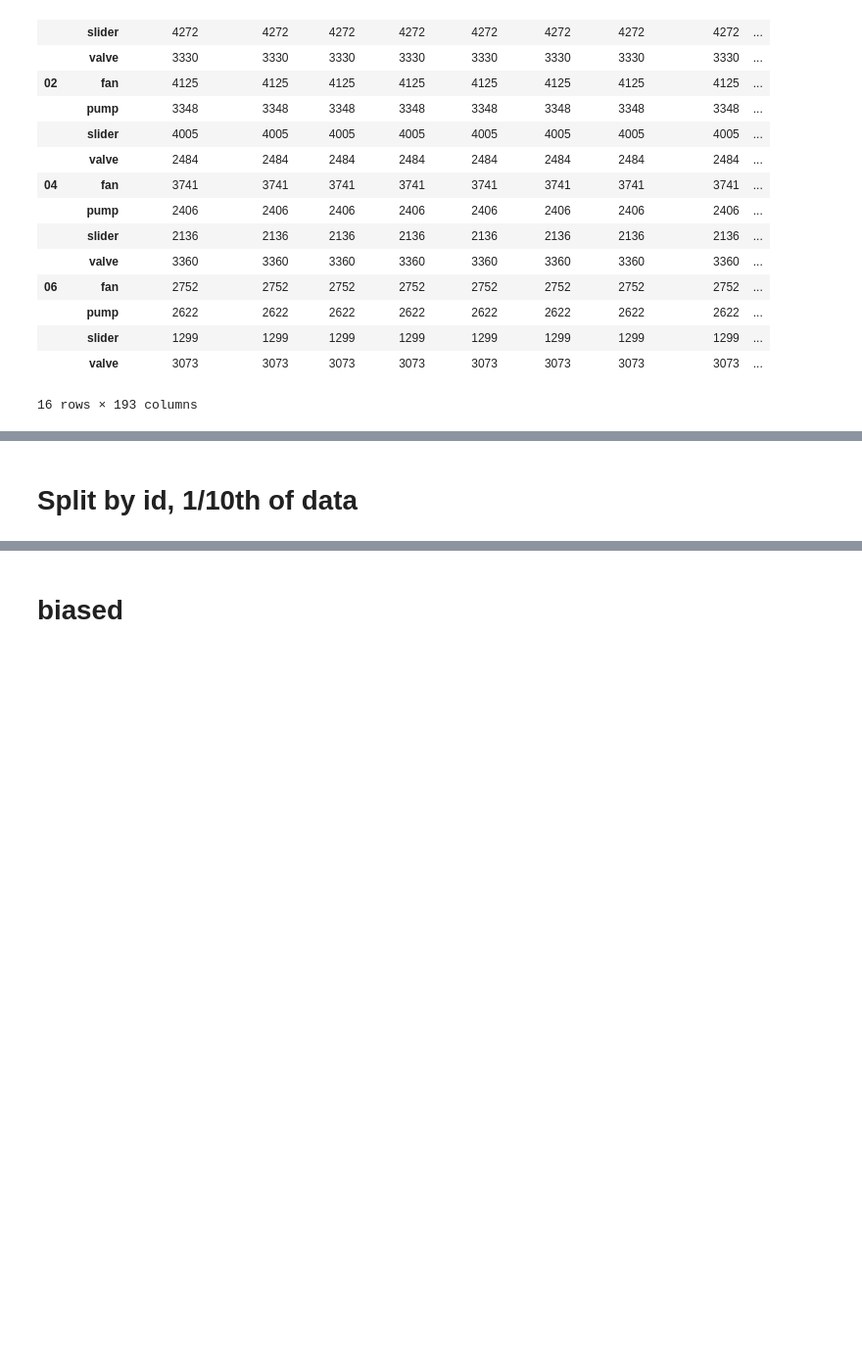
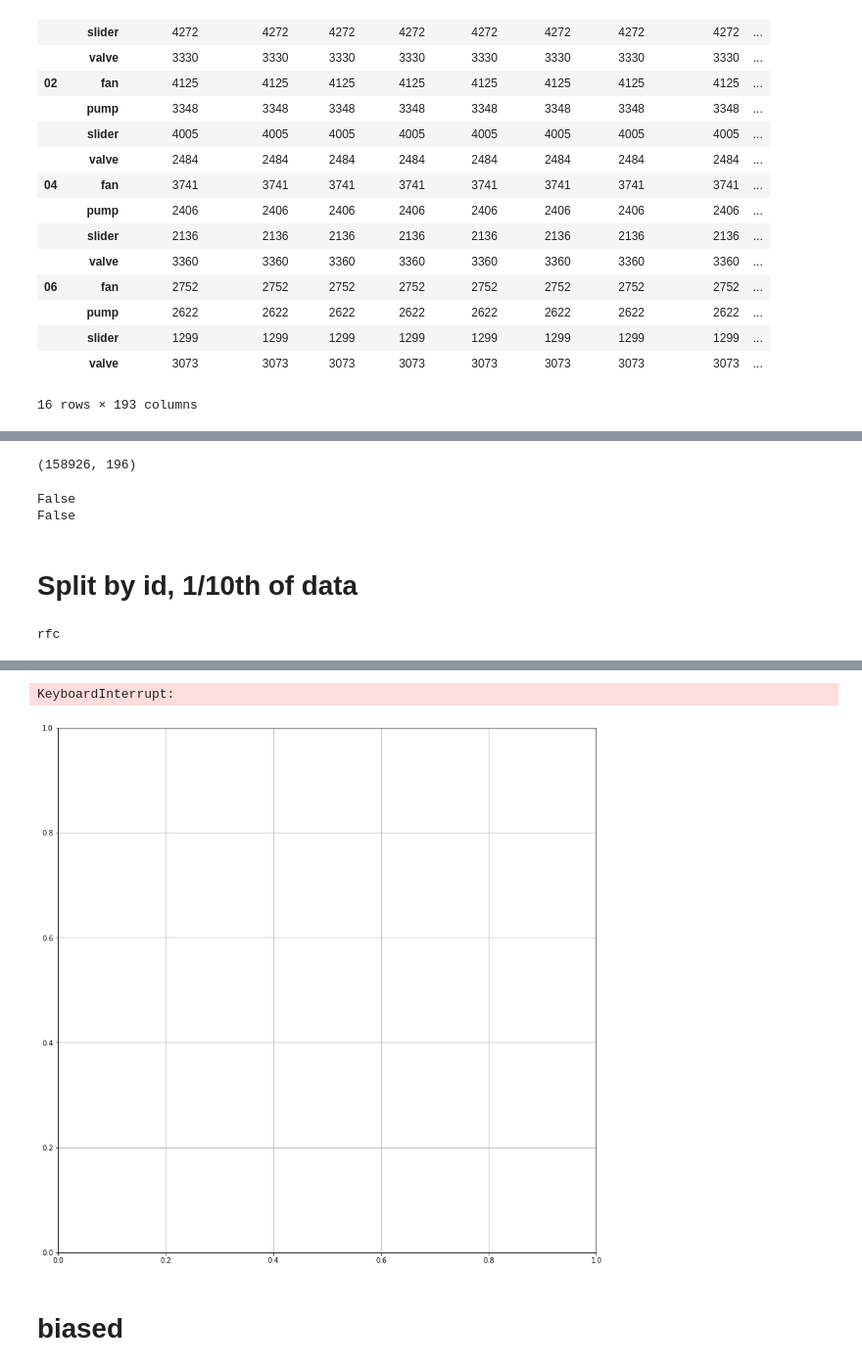
Before and after one commit to makyeme/Machine_conditions_monitoring, a Jupyter notebook: simon_ml.ipynb, the cells around one changed output, grey strips where cells are left out. Shown at 98% size. Drawn from its saved outputs; the diff is of its cells as text; code cells hidden in the pictures; blank space fills up the shorter version.

```diff
--- a/simon_ml.ipynb
+++ b/simon_ml.ipynb
@@ -34,3 +34,5 @@ df = pd.concat(df_list)
 df.shape
 # %% [output]
 (50654, 192)
+# %%
+df.dropna(inplace=True)
@@ -106,8 +124,13 @@ df.head()
 # %%
 train_test.shape
+# %% [output]
+(158926, 196)
 # %%
 print((df == -np.inf).any().any())
 print((df == np.inf).any().any())
+# %% [output]
+False
+False
 # %%
 model_diccie = {'rfc': RandomForestClassifier(verbose=1, n_jobs=-1),
                 'svm': SVC(verbose=1, probability=True),
@@ -123,10 +146,10 @@ plt.grid()
 for model_key in model_diccie.keys():
     print(model_key)
     model_scores[model_key] = {}
-    X_train = train_test[train_test['id'] != '04'].drop('abnormal', axis=1)[::10]
+    X_train = train_test[train_test['id'] != '04'].drop('abnormal', axis=1)[::1]
     X_test = train_test[train_test['id'] == '04'].drop('abnormal', axis=1)
 
-    y_train = train_test[train_test['id'] != '04']['abnormal'][::10]
+    y_train = train_test[train_test['id'] != '04']['abnormal'][::1]
     y_test = train_test[train_test['id'] == '04']['abnormal']
     model = model_diccie[model_key]
     model.fit(X=X_train, y=y_train)
@@ -147,3 +170,5 @@ for model_key in model_diccie.keys():
     pyplot.legend()
     # show the plot
 pyplot.show()
+# %% [output]
+rfc
@@ -150,3 +177,5 @@ pyplot.show()
+KeyboardInterrupt:
+[figure, added]
 # %%
 model_scores = {}
 plt.figure(figsize=(14, 14))
```
Also changed, not shown: parts of 19 cells of this notebook, 1 other file.
